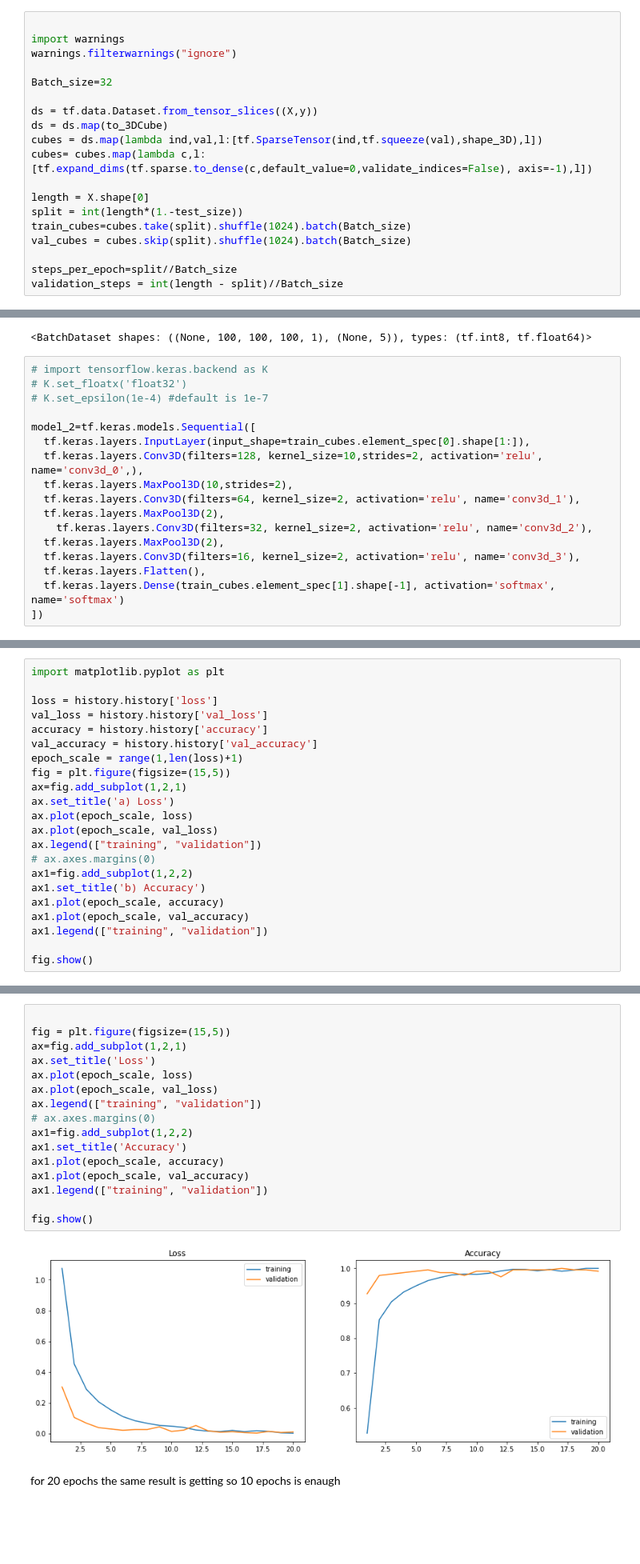
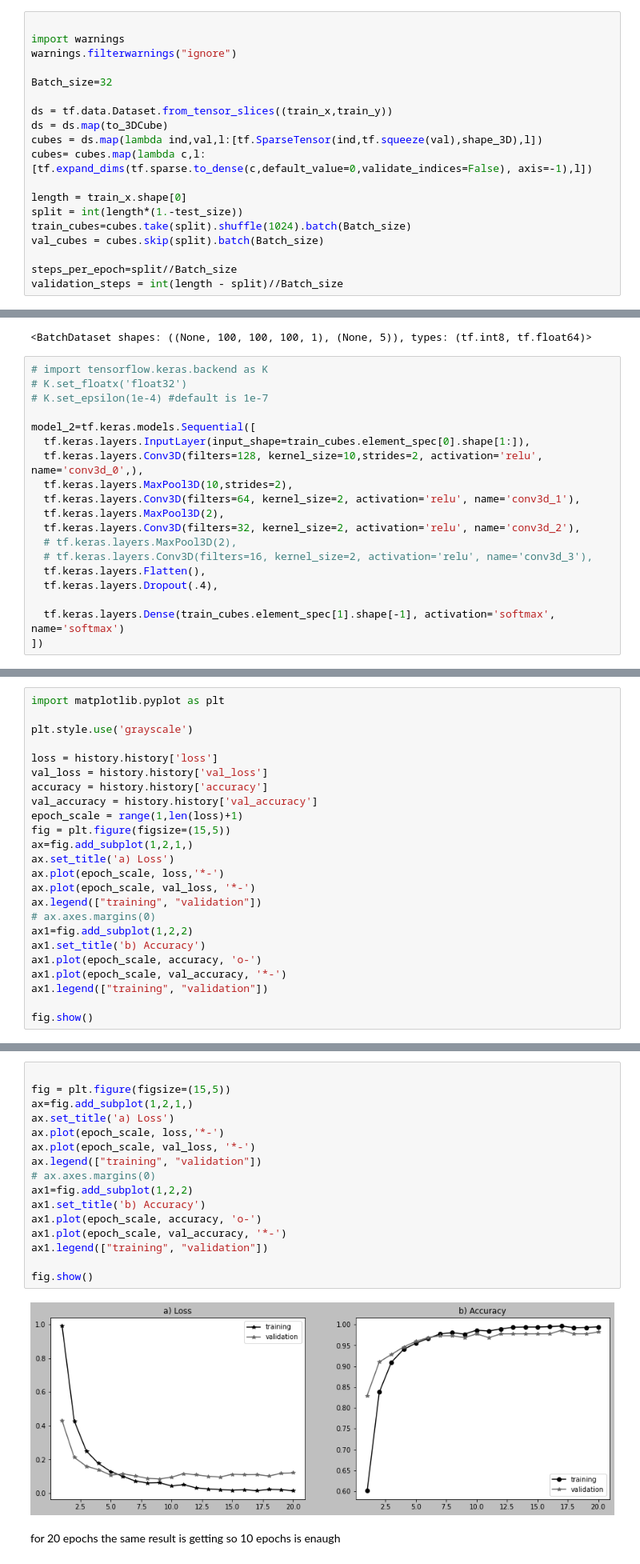
Before and after one commit to TahiriNadia/CNNTrees, a Jupyter notebook: 3D_representations_on_simulated_rf_matrices_dataset.ipynb, the cells around one changed output, grey strips where cells are left out. Shown at 80% size. Saved outputs shown, nothing was run; the diff lists cells and outputs as text; blank space fills up the shorter version.

```diff
--- a/3D_representations_on_simulated_rf_matrices_dataset.ipynb
+++ b/3D_representations_on_simulated_rf_matrices_dataset.ipynb
@@ -119,15 +119,15 @@ warnings.filterwarnings("ignore")
 
 Batch_size=32
 
-ds = tf.data.Dataset.from_tensor_slices((X,y))
+ds = tf.data.Dataset.from_tensor_slices((train_x,train_y))
 ds = ds.map(to_3DCube)
 cubes = ds.map(lambda ind,val,l:[tf.SparseTensor(ind,tf.squeeze(val),shape_3D),l])
 cubes= cubes.map(lambda c,l:[tf.expand_dims(tf.sparse.to_dense(c,default_value=0,validate_indices=False), axis=-1),l])
 
-length = X.shape[0]
+length = train_x.shape[0]
 split = int(length*(1.-test_size))
 train_cubes=cubes.take(split).shuffle(1024).batch(Batch_size)
-val_cubes = cubes.skip(split).shuffle(1024).batch(Batch_size)
+val_cubes = cubes.skip(split).batch(Batch_size)
 
 steps_per_epoch=split//Batch_size
 validation_steps = int(length - split)//Batch_size
@@ -204,10 +199,12 @@ model_2=tf.keras.models.Sequential([
   tf.keras.layers.MaxPool3D(10,strides=2),
   tf.keras.layers.Conv3D(filters=64, kernel_size=2, activation='relu', name='conv3d_1'),
   tf.keras.layers.MaxPool3D(2),
-    tf.keras.layers.Conv3D(filters=32, kernel_size=2, activation='relu', name='conv3d_2'),
-  tf.keras.layers.MaxPool3D(2),
-  tf.keras.layers.Conv3D(filters=16, kernel_size=2, activation='relu', name='conv3d_3'),
+  tf.keras.layers.Conv3D(filters=32, kernel_size=2, activation='relu', name='conv3d_2'),
+  # tf.keras.layers.MaxPool3D(2),
+  # tf.keras.layers.Conv3D(filters=16, kernel_size=2, activation='relu', name='conv3d_3'),
   tf.keras.layers.Flatten(),
+  tf.keras.layers.Dropout(.4),
+
   tf.keras.layers.Dense(train_cubes.element_spec[1].shape[-1], activation='softmax', name='softmax')
 ])
 # %%
@@ -270,5 +266,7 @@ Epoch 10/10
 # %%
 import matplotlib.pyplot as plt
+
+plt.style.use('grayscale')
 
 loss = history.history['loss']
 val_loss = history.history['val_loss']
@@ -276,16 +274,16 @@ accuracy = history.history['accuracy']
 val_accuracy = history.history['val_accuracy']
 epoch_scale = range(1,len(loss)+1)
 fig = plt.figure(figsize=(15,5))
-ax=fig.add_subplot(1,2,1)
+ax=fig.add_subplot(1,2,1,)
 ax.set_title('a) Loss')
-ax.plot(epoch_scale, loss)
-ax.plot(epoch_scale, val_loss)
+ax.plot(epoch_scale, loss,'*-')
+ax.plot(epoch_scale, val_loss, '*-')
 ax.legend(["training", "validation"])
 # ax.axes.margins(0)
 ax1=fig.add_subplot(1,2,2)
 ax1.set_title('b) Accuracy')
-ax1.plot(epoch_scale, accuracy)
-ax1.plot(epoch_scale, val_accuracy)
+ax1.plot(epoch_scale, accuracy, 'o-')
+ax1.plot(epoch_scale, val_accuracy, '*-')
 ax1.legend(["training", "validation"])
 
 fig.show()
@@ -330,21 +328,21 @@ epoch_scale = range(1,len(loss)+1)
 # %%
 
 fig = plt.figure(figsize=(15,5))
-ax=fig.add_subplot(1,2,1)
-ax.set_title('Loss')
-ax.plot(epoch_scale, loss)
-ax.plot(epoch_scale, val_loss)
+ax=fig.add_subplot(1,2,1,)
+ax.set_title('a) Loss')
+ax.plot(epoch_scale, loss,'*-')
+ax.plot(epoch_scale, val_loss, '*-')
 ax.legend(["training", "validation"])
 # ax.axes.margins(0)
 ax1=fig.add_subplot(1,2,2)
-ax1.set_title('Accuracy')
-ax1.plot(epoch_scale, accuracy)
-ax1.plot(epoch_scale, val_accuracy)
+ax1.set_title('b) Accuracy')
+ax1.plot(epoch_scale, accuracy, 'o-')
+ax1.plot(epoch_scale, val_accuracy, '*-')
 ax1.legend(["training", "validation"])
 
 fig.show()
 # %% [output]
-[figure, old version]
+[figure, new version]
 # %% [markdown]
 for 20 epochs the same result is getting
 so 10 epochs is enaugh
```
Also changed, not shown: parts of 14 cells of this notebook.
